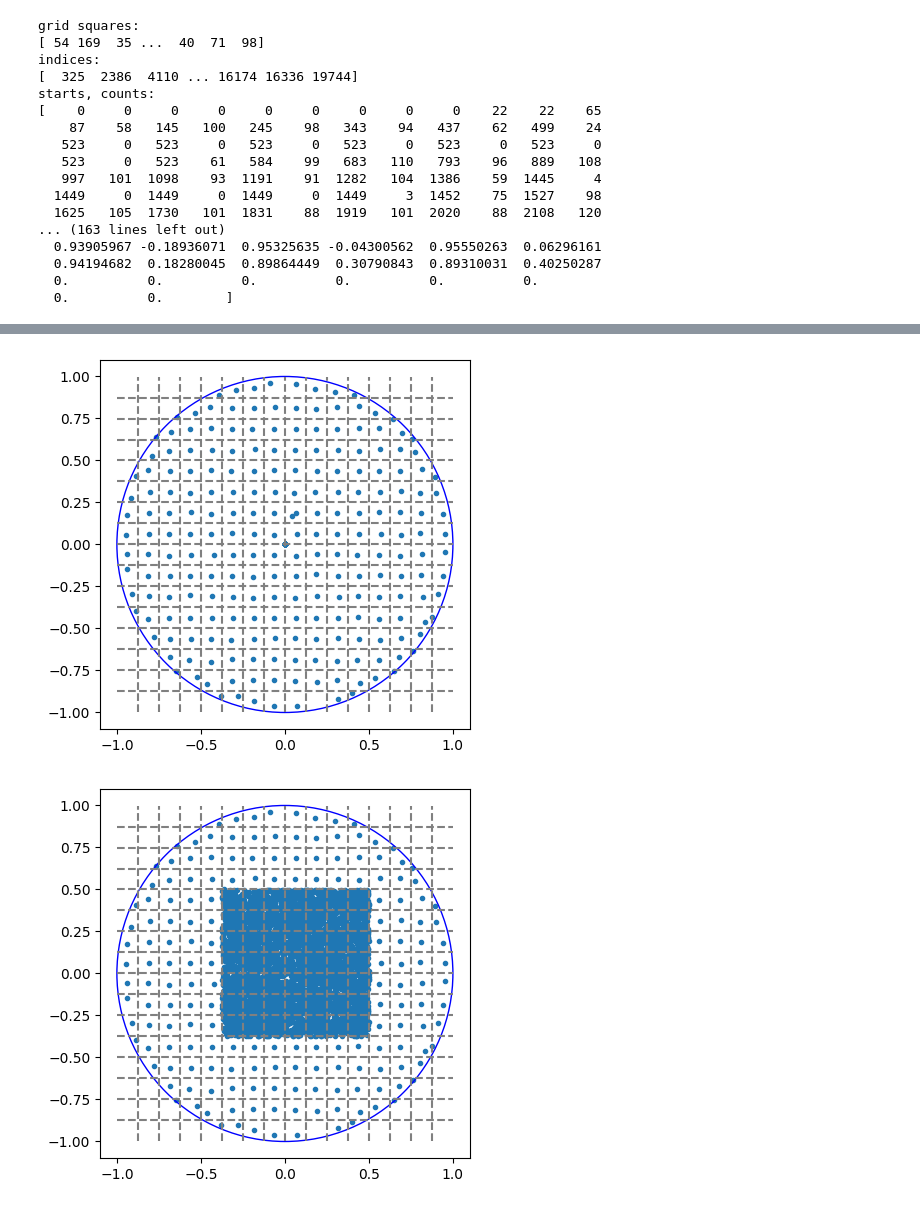
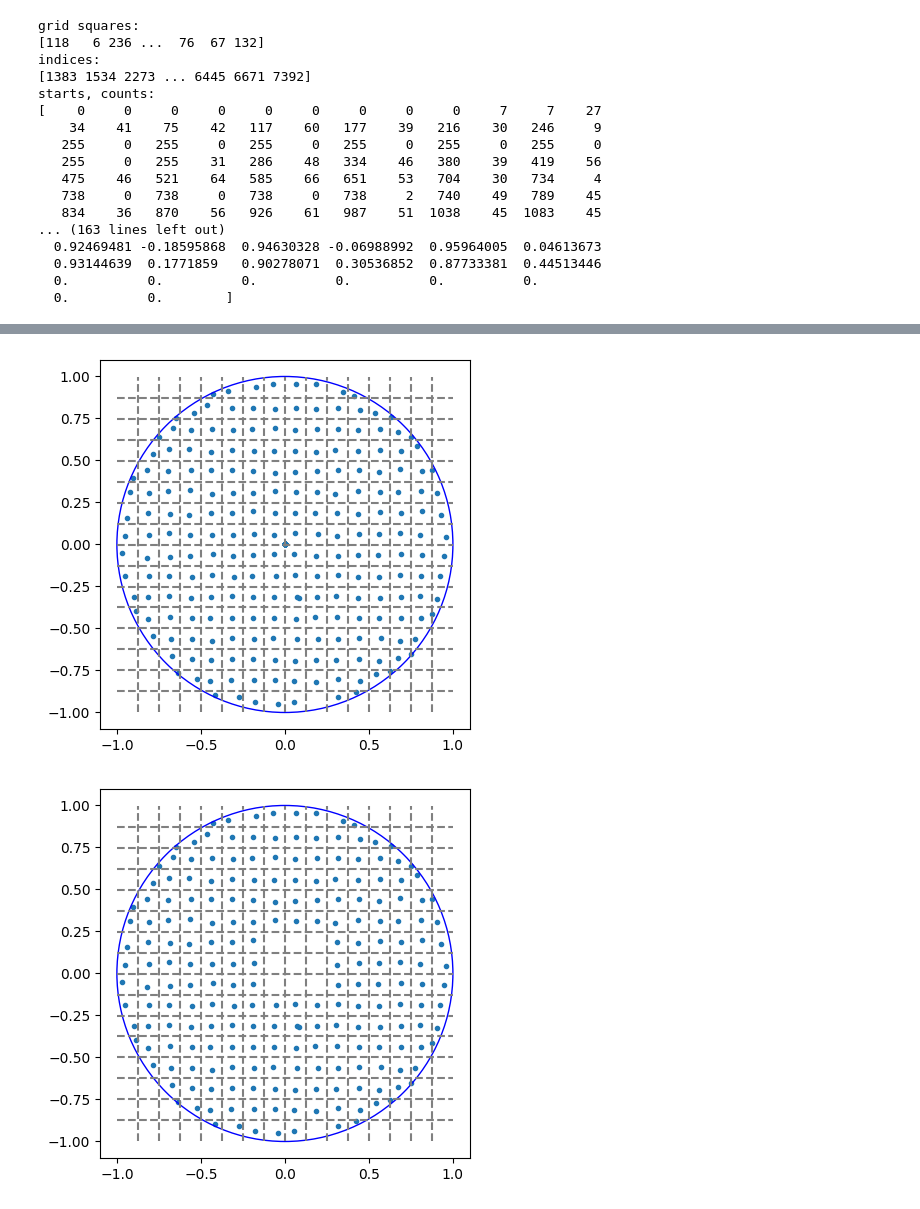
Before and after one commit to Milan7843/hyperbolic-tsne, a Jupyter notebook: uniform_grid_test.ipynb, the cells around one changed output, grey strips where cells are left out. Drawn from its saved outputs; the diff is of its cells as text; code cells hidden in the pictures.

Commit message:
Add point memory locality, perform tests

```diff
--- a/uniform_grid_test.ipynb
+++ b/uniform_grid_test.ipynb
@@ -56,7 +56,7 @@ def create_2d_array(points):
     return np.reshape(points, (n, 2))
 
 # Example usage:
-n = 20000
+n = 10000
 points = generate_points(n)
 print("Generated points:")
 print(points)
@@ -87,8 +87,14 @@ grid_size = grid_n**2
 
 start_time = time.time()
 
-grid_square_indices_per_point, result_indices, result_starts_counts, max_distances, square_positions, x_min, width, y_min, height = grid.divide_points_over_grid(points, grid_n)
+print("pre")
+print(points)
+new_points, grid_square_indices_per_point, result_indices, result_starts_counts, max_distances, square_positions, x_min, width, y_min, height = grid.divide_points_over_grid(points, grid_n)
 
+print("aft")
+print(points)
+print("new")
+print(new_points)
 end_time = time.time()
 
 execution_time = end_time - start_time
@@ -131,7 +137,26 @@ theta_sq = theta**2
 
 grid_x = grid_n // 2
 grid_y = grid_n // 2
-squares_range = 3
+squares_range = 1
+
+# Calcuating in range exactly
+for dx in range(-squares_range,squares_range+1):
+    for dy in range(-squares_range,squares_range+1):
+
+        x = grid_x + dx;
+        y = grid_y + dy;
+
+        # Sampling grid square out of bounds
+        if (x < 0 or x >= grid_n or y < 0 or y >= grid_n):
+            continue
+
+        k = y * grid_n + x;
+
+        # Check all points in own square
+        for j in range(result_starts_counts[k*2+0], result_starts_counts[k*2+0] + result_starts_counts[k*2+1]):
+            index = result_indices[j]
+            checked_points.append([points[index, 0], points[index, 1]])
+
 
 # Looping over all grid squares
 for k in range(grid_size):
@@ -159,11 +184,6 @@ for k in range(grid_size):
 
         # Move on to next grid square
         continue
-
-    # Otherwise check all points in the square
-    for j in range(result_starts_counts[k*2+0], result_starts_counts[k*2+0] + point_count):
-        index = result_indices[j]
-        checked_points.append([points[index, 0], points[index, 1]])
 
 
 x_values = range(len(distances_to_grid_squares))
@@ -205,5 +225,5 @@ plot_poincare(create_2d_array(square_positions), grid_n, x_min, width, y_min, he
 plot_poincare(np.array(checked_points), grid_n, x_min, width, y_min, height)
 
 plot_poincare(points, grid_n, x_min, width, y_min, height)
-plot_poincare(get_points_in_grid(points, result_indices, result_starts_counts, 3), grid_n, x_min, width, y_min, height)
+plot_poincare(get_points_in_grid(points, result_indices, result_starts_counts, 80), grid_n, x_min, width, y_min, height)
 # %% [output]
@@ -228,17 +248,17 @@ grid setup time: 0.029457569122314453 seconds
 grid squares:
-[ 54 169  35 ...  40  71  98]
+[118   6 236 ...  76  67 132]
 indices:
-[  325  2386  4110 ... 16174 16336 19744]
+[1383 1534 2273 ... 6445 6671 7392]
 starts, counts:
-[    0     0     0     0     0     0     0     0     0    22    22    65
-    87    58   145   100   245    98   343    94   437    62   499    24
-   523     0   523     0   523     0   523     0   523     0   523     0
-   523     0   523    61   584    99   683   110   793    96   889   108
-   997   101  1098    93  1191    91  1282   104  1386    59  1445     4
-  1449     0  1449     0  1449     0  1449     3  1452    75  1527    98
-  1625   105  1730   101  1831    88  1919   101  2020    88  2108   120
+[    0     0     0     0     0     0     0     0     0     7     7    27
+    34    41    75    42   117    60   177    39   216    30   246     9
+   255     0   255     0   255     0   255     0   255     0   255     0
+   255     0   255    31   286    48   334    46   380    39   419    56
+   475    46   521    64   585    66   651    53   704    30   734     4
+   738     0   738     0   738     0   738     2   740    49   789    45
+   834    36   870    56   926    61   987    51  1038    45  1083    45
 ... (163 lines left out)
-  0.93905967 -0.18936071  0.95325635 -0.04300562  0.95550263  0.06296161
-  0.94194682  0.18280045  0.89864449  0.30790843  0.89310031  0.40250287
+  0.92469481 -0.18595868  0.94630328 -0.06988992  0.95964005  0.04613673
+  0.93144639  0.1771859   0.90278071  0.30536852  0.87733381  0.44513446
   0.          0.          0.          0.          0.          0.
   0.          0.        ]
@@ -249,2 +269,2 @@ starts, counts:
-[figure, old version]
+[figure, new version]
-[figure, old version]
+[figure, new version]
```
Also changed, not shown: parts of 1 cell of this notebook, 15 other files.
